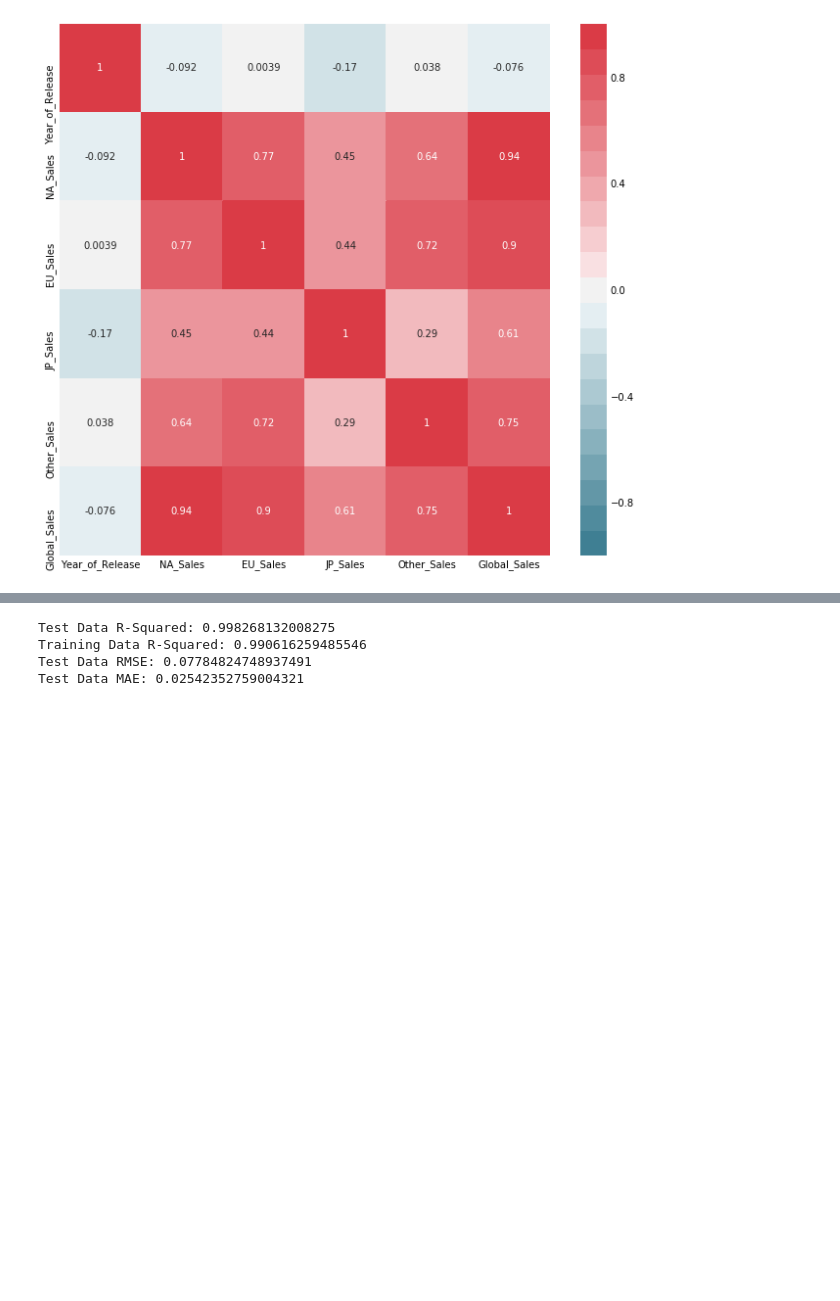
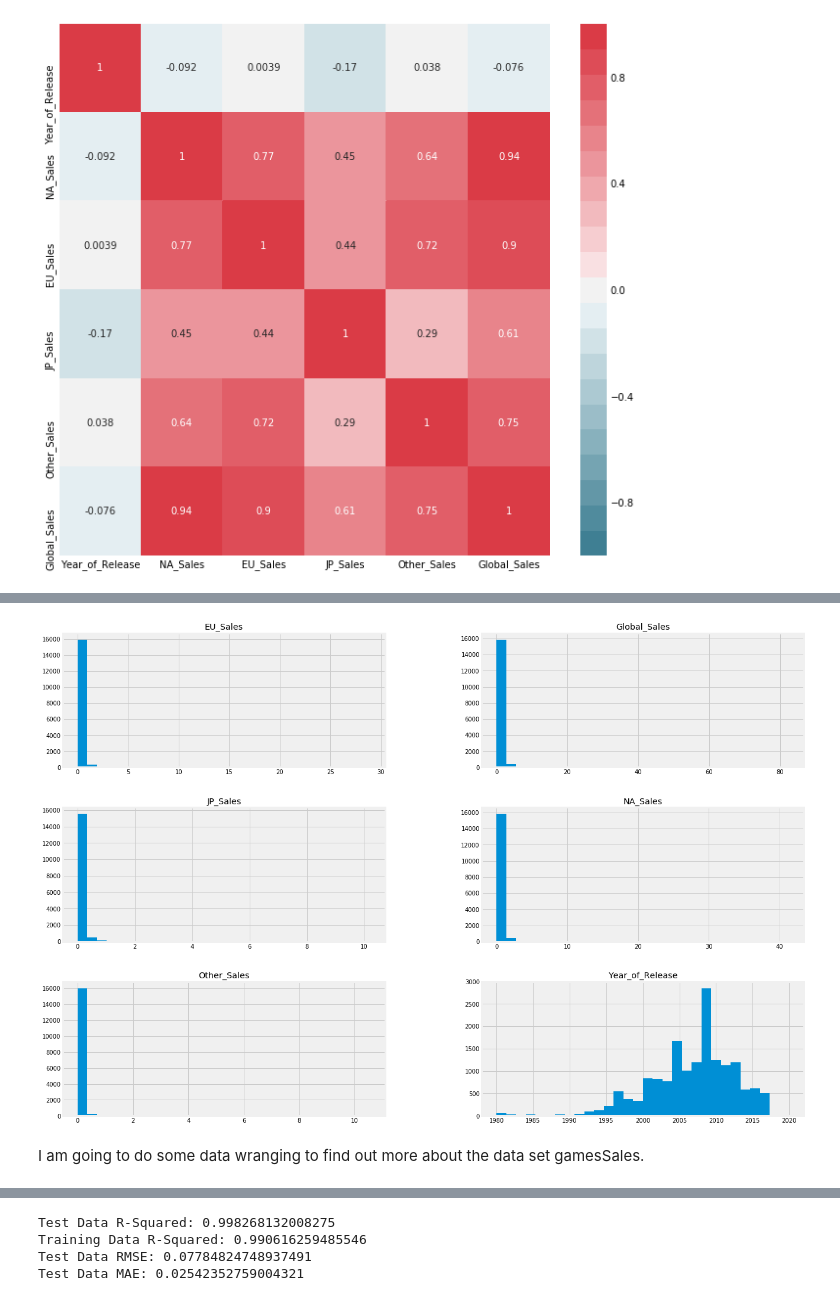
Before and after one commit to rejohnsonjr/Springboard_DS_Track, a Jupyter notebook: Games_Sales.ipynb, the cells around one changed output, grey strips where cells are left out. Saved outputs shown, nothing was run; the diff lists cells and outputs as text; code cells hidden in the pictures; blank space fills up the shorter version.

```diff
--- a/Games_Sales.ipynb
+++ b/Games_Sales.ipynb
@@ -103,2 +110,8 @@ sns.heatmap(gamesSales.corr(),
+# %%
+axis = gamesSales.hist(bins =30, figsize = (20,15));
+# %% [output]
+[figure, added]
 # %%
 #g = sns.pairplot(gamesSales, hue='Global_Sales');
+# %% [markdown]
+I am going to do some data wranging to find out more about the data set gamesSales.
```
Also changed, not shown: parts of 7 cells of this notebook.
